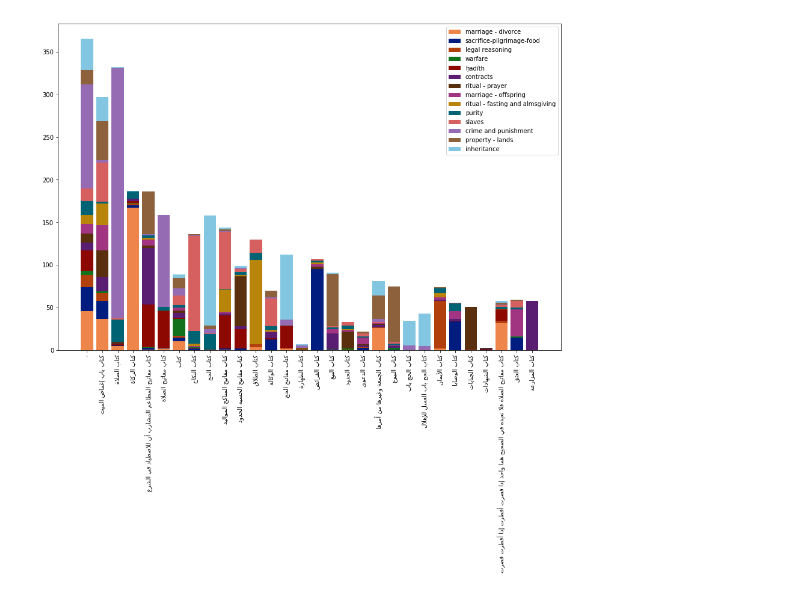
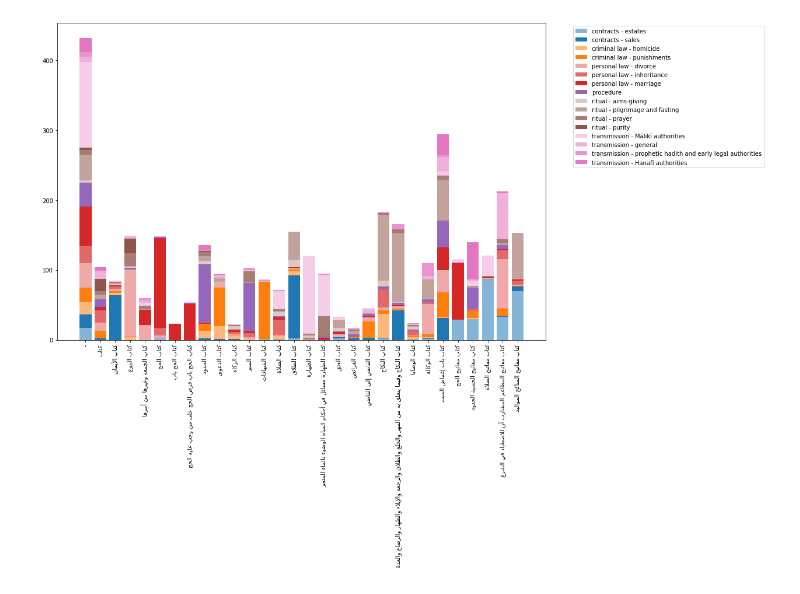
Before and after one commit to arabic-digital-humanities/adhtools, a Jupyter notebook: notebooks/TopicModelingVisualization20.ipynb, the cells around one changed output. Cells and saved outputs as stored; diff of their text form; code cells hidden in the pictures.

Commit message:
new visualizations for topic modeling

```diff
--- a/notebooks/TopicModelingVisualization20.ipynb
+++ b/notebooks/TopicModelingVisualization20.ipynb
@@ -117,0 +127,2 @@ largest_topics.to_csv(os.path.join(fpath, 'largest_topics_20.csv'), index=False)
+# %%
+level1_counts = {k: len(nested_topics[k]) for k in nested_topics}
@@ -118,8 +160,8 @@ largest_topics.to_csv(os.path.join(fpath, 'largest_topics_20.csv'), index=False)
 # %%
 #color_list = sns.color_palette(n_colors=len(topic_names))
-color_list = sns.color_palette("muted", n_colors=10) + sns.color_palette("dark", n_colors=10)
-color_dict = {label: color_list[i] for i,label in enumerate(topic_names)}
-color_dict['noise'] = 'white'
+# color_list = sns.color_palette("muted", n_colors=10) + sns.color_palette("dark", n_colors=10)
+# color_dict = {label: color_list[i] for i,label in enumerate(topic_names)}
+color_dict['noise'] = 'grey'
 # %%
 import matplotlib.colors
 
@@ -208,20 +250,20 @@ for subj in metadata.BookSUBJ.unique():
 def plot_bars_per_topic(df, topic_names, col1, col2='ChapterLength', aggfunc=sum, reshape_col1=False):
     plt.figure(figsize=(15,10))
     ax = plt.gca()
-    values = df.groupby([col1, 'topic'])[col2].apply(aggfunc).sort_values()
+    values = df.groupby([col1, 'topic_name'])[col2].apply(aggfunc).sort_values()
     values = values.unstack().fillna(0)
-    sorted_index = values.sum(axis=1).sort_values(ascending=False).index
-    values = values.loc[sorted_index,:]
+    values = values.reindex(sorted(values.index), axis=0)
+    #sorted_index = values.sum(axis=1).sort_values(ascending=False).index
+    #values = values.loc[sorted_index,:]
     ind0 = values.index
     ind1 = values.columns
     x = np.arange(len(ind0))
     last_y = np.repeat(0, len(ind0))
-    for t in ind1:
-        y = values[t]
-        topic_name = topic_names[int(t)]
+    for t, topic_name in enumerate(ind1):
+        y = values[topic_name]
         if topic_name != 'noise':
             ax.bar(x, y, bottom=last_y, color=color_dict[topic_name],
-                    label=bidi.algorithm.get_display(arabic_reshaper.reshape(topic_names[int(t)])))
+                    label=bidi.algorithm.get_display(arabic_reshaper.reshape(topic_name)))
             last_y = last_y+y
     if reshape_col1:
         xlabels = [bidi.algorithm.get_display(arabic_reshaper.reshape(l)) for l in ind0]
@@ -229,7 +271,9 @@ def plot_bars_per_topic(df, topic_names, col1, col2='ChapterLength', aggfunc=sum
         xlabels = ind0
     ax.set_xticks(x)
     ax.set_xticklabels(xlabels, rotation=90)
-    plt.legend()
+    handles, labels = ax.get_legend_handles_labels()
+    labels, handles = zip(*sorted(zip(labels, handles), key=lambda t: t[0]))
+    plt.legend(handles, labels, bbox_to_anchor=(1.05, 1), loc=2)
     plt.show()
 # %%
 # Here we see the total number of tokens per topic
@@ -261,0 +292,3 @@ pd.DataFrame([topic_name], index=[t], columns=['label'])
+# %%
+import re
+metadata_newind['Century_num'] = metadata_newind.Century.apply(lambda s: int(re.match('^[0-9]*', s).group(0)))
@@ -396,10 +433,10 @@ Volumes:
 ... (28 outputs left out)
 # %%
 # The 30 most common volume names
-voltitles = metadata_newind['VolumeTitle'].value_counts().head(30).index
-meta_sub = metadata_newind[metadata_newind.VolumeTitle.isin(voltitles)]
-plot_bars_per_topic(meta_sub, topic_names, 'VolumeTitle', reshape_col1=True, aggfunc=len)
+voltitles = metadata_newind['Level1Title'].value_counts().head(30).index
+meta_sub = metadata_newind[metadata_newind.Level1Title.isin(voltitles)]
+plot_bars_per_topic(meta_sub, topic_names, 'Level1Title', reshape_col1=True, aggfunc=len)
 # %% [output]
-[figure, old version]
+[figure, new version]
 # %%
 # The 30 most common chapter names
```
Also changed, not shown: parts of 39 cells of this notebook.
